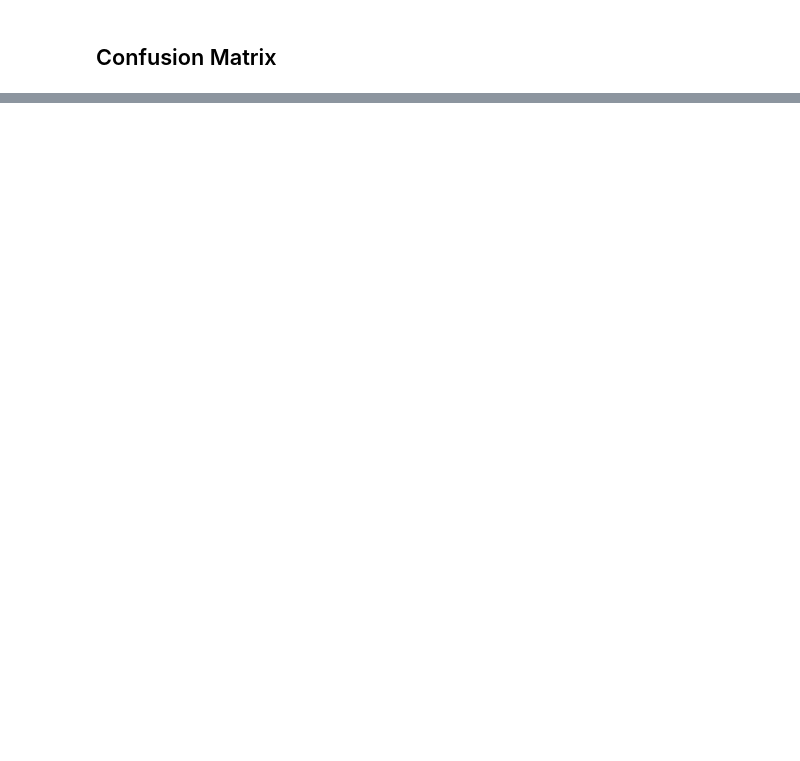
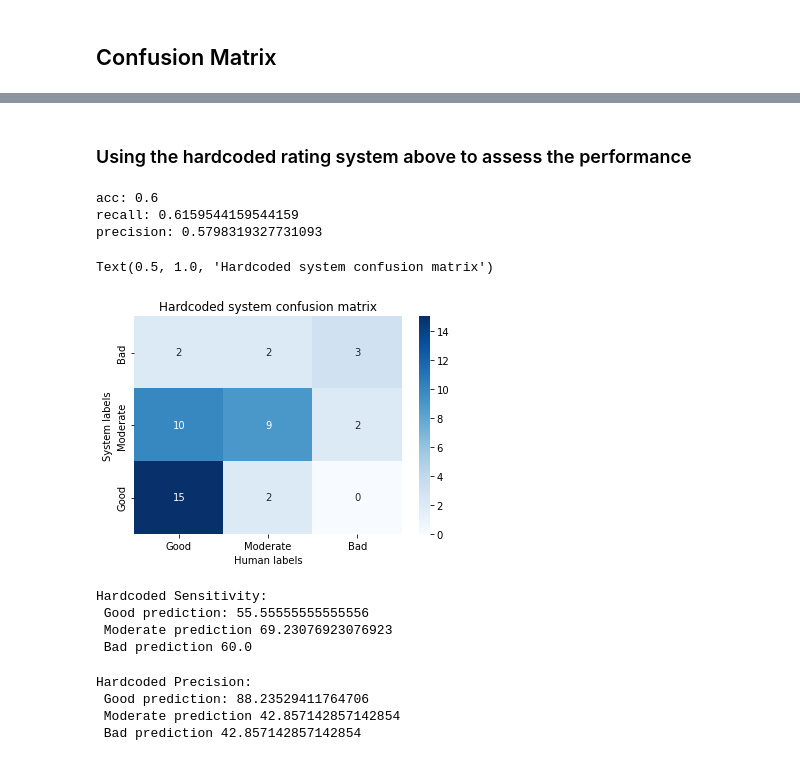
Before and after one commit to BerryLeeYY/OLST_prediction_part_1, a Jupyter notebook: human_assessment.ipynb, the cells around one changed output, grey strips where cells are left out. Saved outputs shown, nothing was run; the diff lists cells and outputs as text; code cells hidden in the pictures; blank space fills up the shorter version.

```diff
--- a/human_assessment.ipynb
+++ b/human_assessment.ipynb
@@ -1088,0 +994,4 @@ Automated_compared_df[["sub_ID", "foot_height_count"]][Automated_compared_df["su
+# %%
+raw_y_test_df = pd.read_csv("C:/Users/a1003/OneDrive/桌面/Thesis/data/trained_data_BESS/BESS_human_rating_testing.csv")
+y_test_df = raw_y_test_df[["sub_ID", "overall rating"]].sort_values("sub_ID")
+y_test_df.head()
@@ -1088,0 +1005,3 @@ Automated_compared_df[["sub_ID", "foot_height_count"]][Automated_compared_df["su
+# %%
+test_input = x_test_df.iloc[:,33:]
+test_target = y_test_df.iloc[:,1:]
@@ -1088,0 +1028,65 @@ Automated_compared_df[["sub_ID", "foot_height_count"]][Automated_compared_df["su
+# %% [markdown]
+### Using the hardcoded rating system above to assess the performance
+# %%
+prediction = automated_rating_system(test_input["totel"])
+# %%
+acc_3_t = accuracy_score(test_target, prediction )
+cm_3_t = confusion_matrix(test_target, prediction)
+recall = np.diag(cm_3_t) / np.sum(cm_3_t, axis = 1)
+recall_3_t = np.mean(recall)
+precision = np.diag(cm_3_t) / np.sum(cm_3_t, axis = 0)
+precision_3_t = np.nanmean(precision)
+print("acc: " + str(acc_3_t) + "\n" + "recall: " + str(recall_3_t) + "\n" + "precision: " + str(precision_3_t))
+# %% [output]
+acc: 0.6
+recall: 0.6159544159544159
+precision: 0.5798319327731093
+# %%
+# confusion_matrix(comparison_df['Target'], comparison_df['prediction'], labels = labels)
+labels = ["Good", "Moderate", "Bad"]
+origin_cm = confusion_matrix(test_target, prediction, labels = labels)
+transform_cm =confusion_matrix(test_target, prediction, labels = labels)
+B_index = list(labels).index("Bad")
+M_index = list(labels).index("Moderate")
+G_index = list(labels).index("Good")
+transform_cm = [[origin_cm[G_index][B_index], origin_cm[M_index][B_index], origin_cm[B_index][B_index]],
+                [origin_cm[G_index][M_index], origin_cm[M_index][M_index], origin_cm[B_index][M_index]],
+                [origin_cm[G_index][G_index], origin_cm[M_index][G_index], origin_cm[B_index][G_index]]
+               ]
+# %%
+cm = transform_cm
+ax= plt.subplot()
+sns.heatmap(cm, ax = ax, annot=True, cmap="Blues")
+ax.set_xlabel('Human labels')
+ax.set_ylabel('System labels')
+ax.set_xticklabels(labels)
+ax.set_yticklabels(["Bad", "Moderate", "Good"])
+ax.set_title("Hardcoded system confusion matrix")
+# %% [output]
+Text(0.5, 1.0, 'Hardcoded system confusion matrix')
+[figure, added]
+# %%
+### sensitivity
+cm = origin_cm
+B_index = list(labels).index("Bad")
+M_index = list(labels).index("Moderate")
+G_index = list(labels).index("Good")
+B_predicted_B_rate = cm[B_index][B_index]/sum(cm[B_index][:])*100
+M_predicted_M_rate = cm[M_index][M_index]/sum(cm[M_index][:])*100
+G_predicted_G_rate = cm[G_index][G_index]/sum(cm[G_index][:])*100
+print("Hardcoded Sensitivity: \n Good prediction: {} \n Moderate prediction {} \n Bad prediction {}".format(G_predicted_G_rate, M_predicted_M_rate, B_predicted_B_rate)  )
+# %% [output]
+Hardcoded Sensitivity:
+ Good prediction: 55.55555555555556
+ Moderate prediction 69.23076923076923
+ Bad prediction 60.0
+# %%
+PredictedB_is_B_rate = cm[B_index][B_index]/sum(cm[:,B_index])*100
+PredictedM_is_M_rate = cm[M_index][M_index]/sum(cm[:,M_index])*100
+PredictedG_is_G_rate = cm[G_index][G_index]/sum(cm[:,G_index])*100
+print("Hardcoded Precision: \n Good prediction: {} \n Moderate prediction {} \n Bad prediction {}".format(PredictedG_is_G_rate, PredictedM_is_M_rate, PredictedB_is_B_rate))
+# %% [output]
+Hardcoded Precision:
+ Good prediction: 88.23529411764706
+ Moderate prediction 42.857142857142854
+ Bad prediction 42.857142857142854
```
Also changed, not shown: parts of 67 cells of this notebook, 2 other files.
